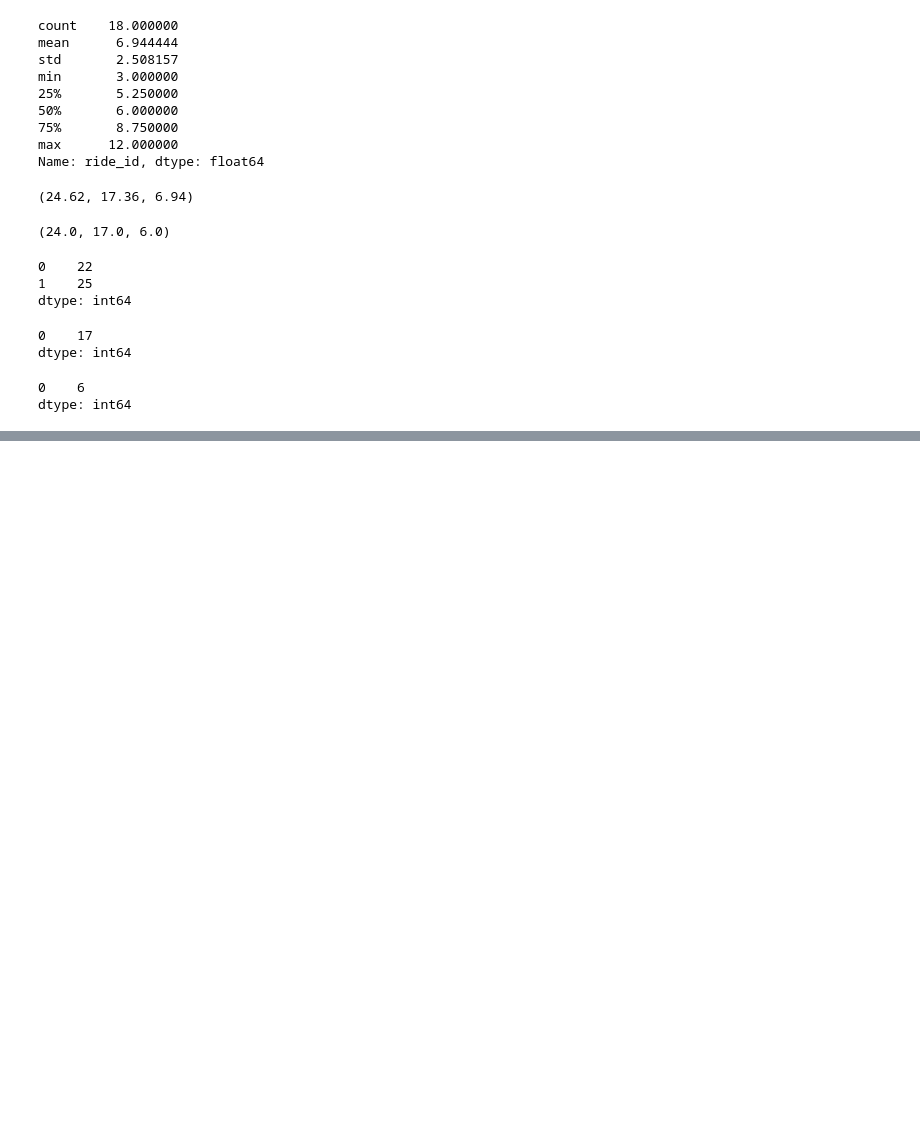
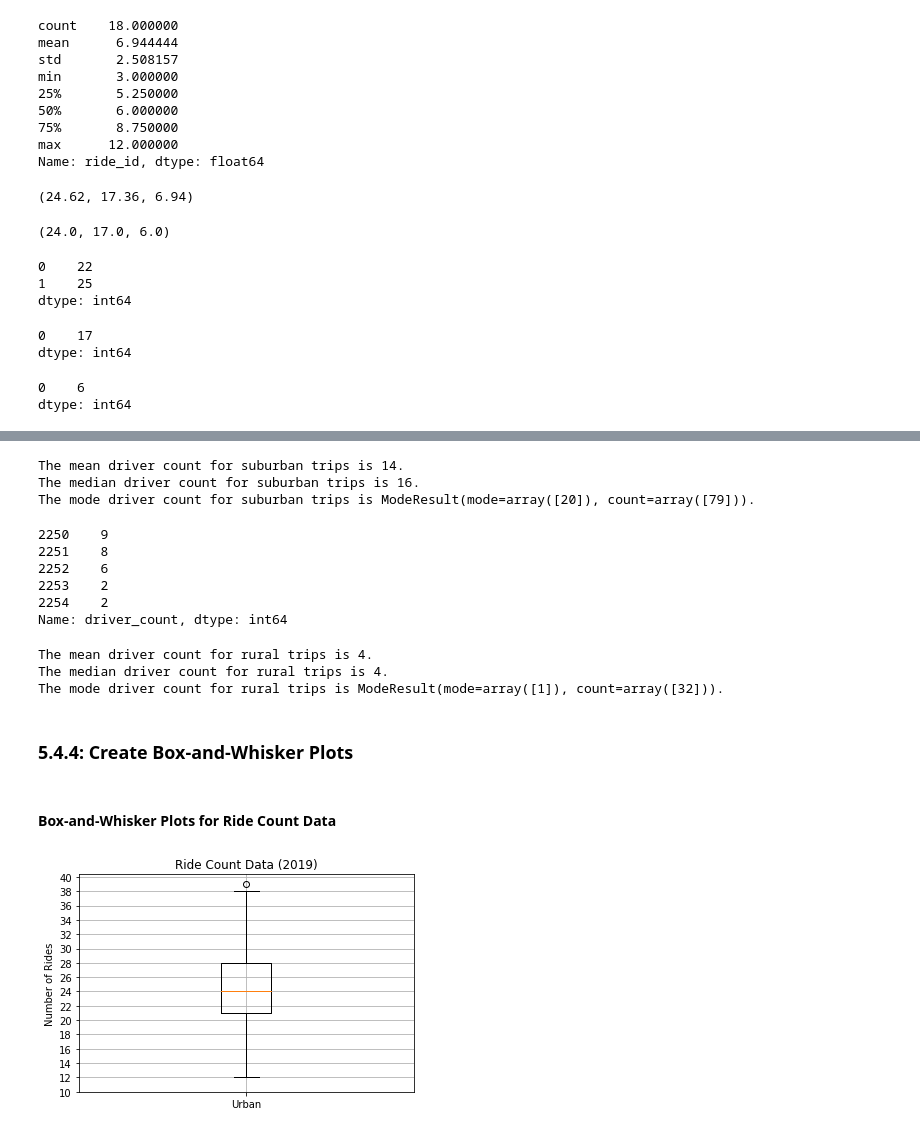
Before and after one commit to alysiawon/Pyber-Analysis, a Jupyter notebook: PyBer.ipynb, the cells around one changed output, grey strips where cells are left out. Cells and saved outputs as stored; diff of their text form; code cells hidden in the pictures; blank space fills up the shorter version.

```diff
--- a/PyBer.ipynb
+++ b/PyBer.ipynb
@@ -523,0 +700,57 @@ import scipy.stats as sts
+# %%
+suburban_driver_count = suburban_cities_df["driver_count"]
+
+mean_suburban_driver_count = np.mean(suburban_driver_count)
+print(f"The mean driver count for suburban trips is {mean_suburban_driver_count:.0f}.")
+
+median_suburban_driver_count = np.median(suburban_driver_count)
+print(f"The median driver count for suburban trips is {median_suburban_driver_count:.0f}.")
+
+mode_suburban_driver_count = sts.mode(suburban_driver_count)
+print(f"The mode driver count for suburban trips is {mode_suburban_driver_count}.")
+# %% [output]
+The mean driver count for suburban trips is 14.
+The median driver count for suburban trips is 16.
+The mode driver count for suburban trips is ModeResult(mode=array([20]), count=array([79])).
+# %%
+# Get the driver count data from the rural cities.
+rural_drivers = rural_cities_df['driver_count']
+rural_drivers.head()
+# %% [output]
+2250    9
+2251    8
+2252    6
+2253    2
+2254    2
+Name: driver_count, dtype: int64
+# %%
+rural_driver_count = rural_cities_df["driver_count"]
+mean_rural_driver_count = np.mean(rural_driver_count)
+print(f"The mean driver count for rural trips is {mean_rural_driver_count:.0f}.")
+
+median_rural_driver_count = np.median(rural_driver_count)
+print(f"The median driver count for rural trips is {median_rural_driver_count:.0f}.")
+
+mode_rural_driver_count = sts.mode(rural_driver_count)
+print(f"The mode driver count for rural trips is {mode_rural_driver_count}.")
+# %% [output]
+The mean driver count for rural trips is 4.
+The median driver count for rural trips is 4.
+The mode driver count for rural trips is ModeResult(mode=array([1]), count=array([32])).
+# %% [markdown]
+### 5.4.4: Create Box-and-Whisker Plots
+# %% [markdown]
+#### Box-and-Whisker Plots for Ride Count Data
+# %%
+# Create a box-and-whisker plot for the urban cities ride count.
+x_labels = ["Urban"]
+fig, ax = plt.subplots()
+ax.boxplot(urban_ride_count, labels=x_labels)
+# Add the title, y-axis label and grid.
+ax.set_title('Ride Count Data (2019)')
+ax.set_ylabel('Number of Rides')
+ax.set_yticks(np.arange(10, 41, step=2.0))
+ax.grid()
+plt.show()
+# %% [output]
+[figure, added]
```
Also changed, not shown: parts of 60 cells of this notebook, 9 other files.
